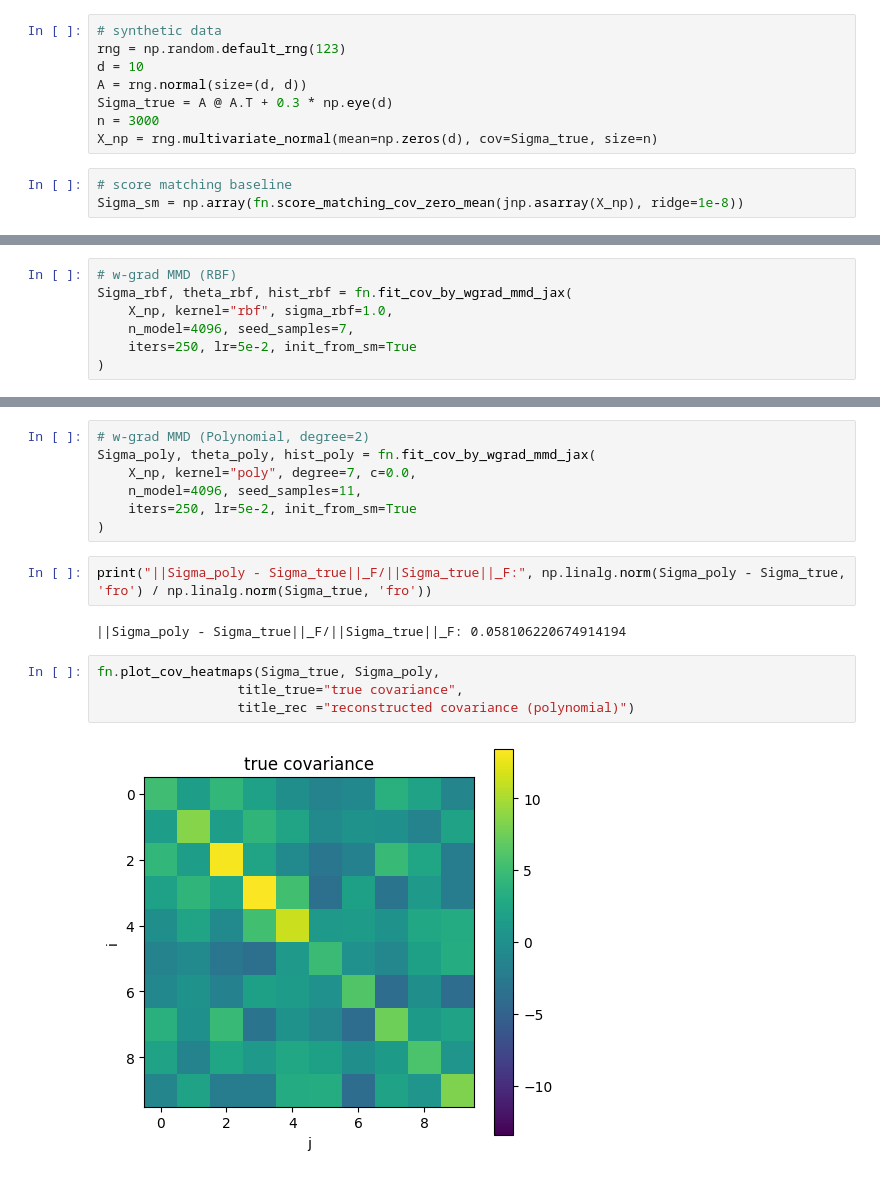
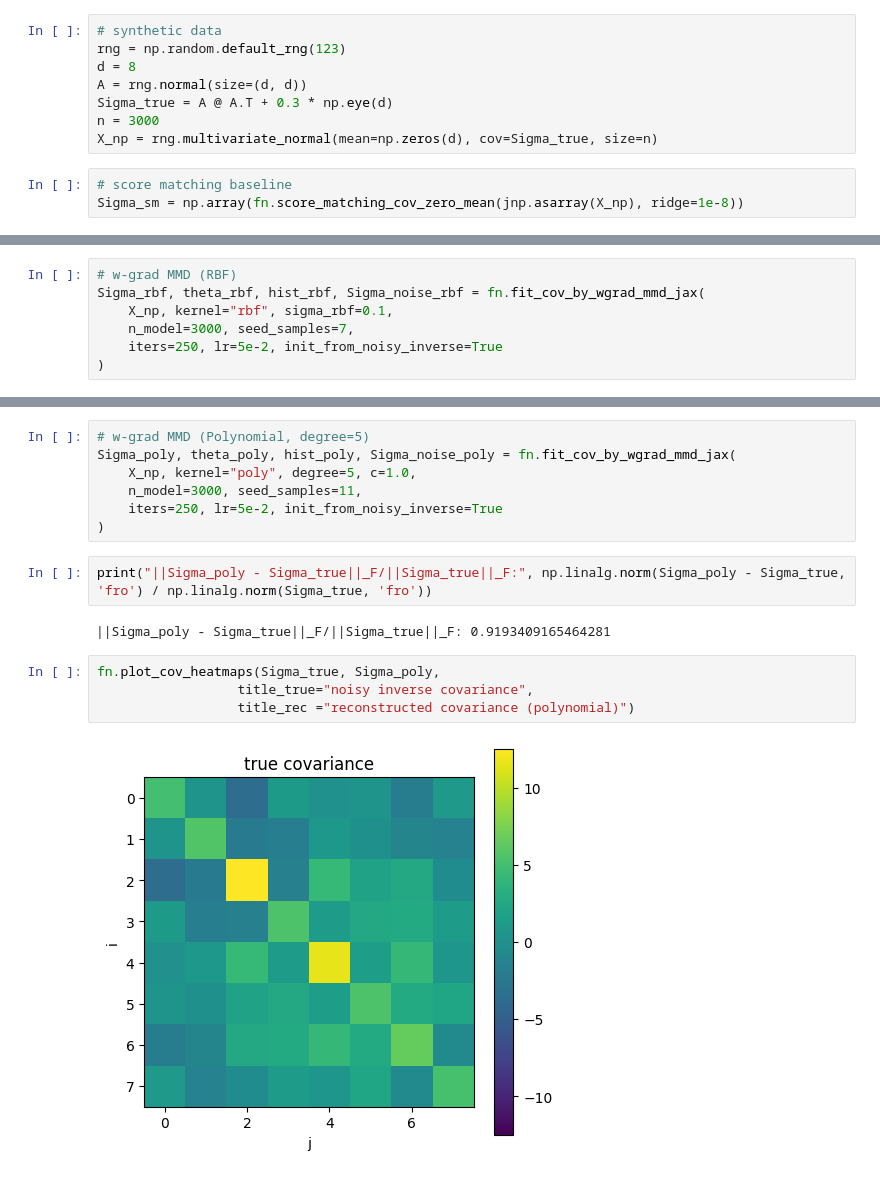
Before and after one commit to RaffoLuca18/WGF_Inference, a Jupyter notebook: notebook.ipynb, the cells around one changed output, grey strips where cells are left out. Cells and saved outputs as stored; diff of their text form.

```diff
--- a/notebook.ipynb
+++ b/notebook.ipynb
@@ -13,7 +14,7 @@ importlib.reload(fn)
 # %%
 # synthetic data
 rng = np.random.default_rng(123)
-d = 10
+d = 8
 A = rng.normal(size=(d, d))
 Sigma_true = A @ A.T + 0.3 * np.eye(d)
 n = 3000
@@ -35,7 +36,7 @@ fn.plot_cov_heatmaps(Sigma_true, Sigma_sm,
 # %%
 # w-grad MMD (RBF)
-Sigma_rbf, theta_rbf, hist_rbf = fn.fit_cov_by_wgrad_mmd_jax(
-    X_np, kernel="rbf", sigma_rbf=1.0,
-    n_model=4096, seed_samples=7,
-    iters=250, lr=5e-2, init_from_sm=True
+Sigma_rbf, theta_rbf, hist_rbf, Sigma_noise_rbf = fn.fit_cov_by_wgrad_mmd_jax(
+    X_np, kernel="rbf", sigma_rbf=0.1,
+    n_model=3000, seed_samples=7,
+    iters=250, lr=5e-2, init_from_noisy_inverse=True
 )
@@ -53,17 +64,17 @@ fn.plot_cov_heatmaps(Sigma_true, Sigma_rbf,
 # %%
-# w-grad MMD (Polynomial, degree=2)
-Sigma_poly, theta_poly, hist_poly = fn.fit_cov_by_wgrad_mmd_jax(
-    X_np, kernel="poly", degree=7, c=0.0,
-    n_model=4096, seed_samples=11,
-    iters=250, lr=5e-2, init_from_sm=True
+# w-grad MMD (Polynomial, degree=5)
+Sigma_poly, theta_poly, hist_poly, Sigma_noise_poly = fn.fit_cov_by_wgrad_mmd_jax(
+    X_np, kernel="poly", degree=5, c=1.0,
+    n_model=3000, seed_samples=11,
+    iters=250, lr=5e-2, init_from_noisy_inverse=True
 )
 # %%
 print("||Sigma_poly - Sigma_true||_F/||Sigma_true||_F:", np.linalg.norm(Sigma_poly - Sigma_true, 'fro') / np.linalg.norm(Sigma_true, 'fro'))
 # %% [output]
-||Sigma_poly - Sigma_true||_F/||Sigma_true||_F: 0.058106220674914194
+||Sigma_poly - Sigma_true||_F/||Sigma_true||_F: 0.9193409165464281
 # %%
 fn.plot_cov_heatmaps(Sigma_true, Sigma_poly,
-                  title_true="true covariance",
+                  title_true="noisy inverse covariance",
                   title_rec ="reconstructed covariance (polynomial)")
 # %% [output]
-[figure, old version]
+[figure, new version]
```
Also changed, not shown: parts of 9 cells of this notebook, 1 other file.
